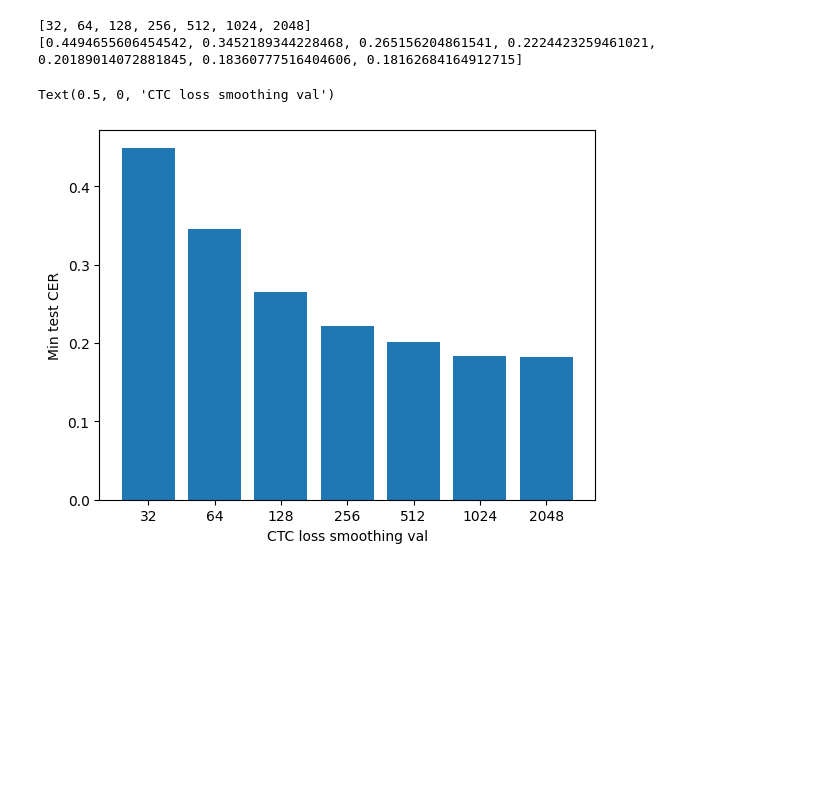
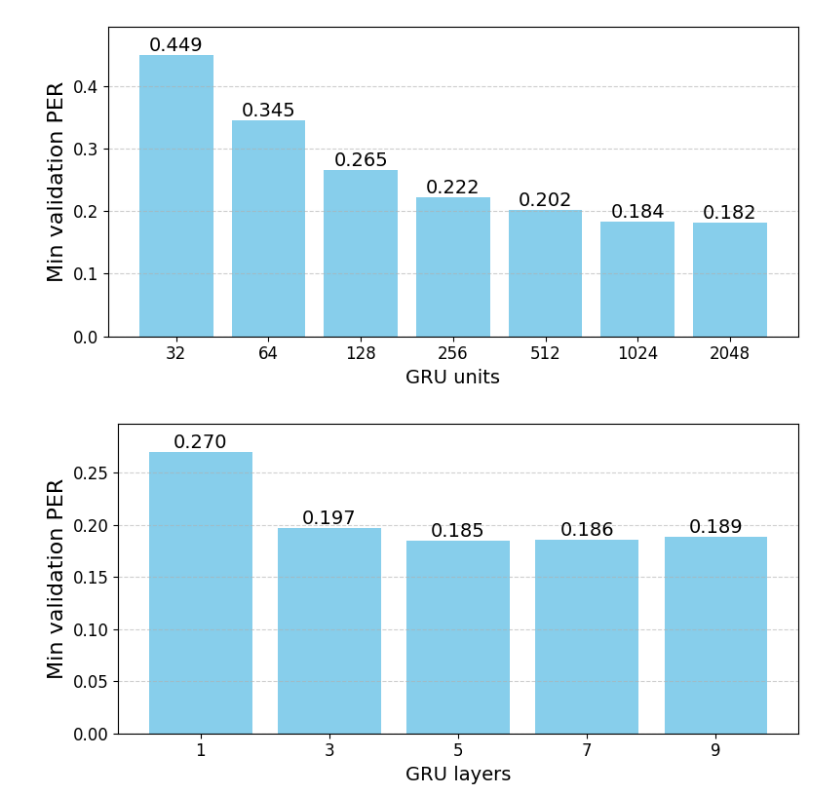
Before and after one commit to katheryn-zhou/neural_seq_decoder_project, a Jupyter notebook: notebooks/katheryn_compare_runs.ipynb, the cells around one changed output. Saved outputs shown, nothing was run; the diff lists cells and outputs as text; code cells hidden in the pictures; blank space fills up the shorter version.

Commit message:
update katheryn_compare_runs.ipynb to generate figures

```diff
--- a/notebooks/katheryn_compare_runs.ipynb
+++ b/notebooks/katheryn_compare_runs.ipynb
@@ -68,0 +110,32 @@ Text(0.5, 0, 'CTC loss smoothing val')
+# %%
+def CER_barplot(curr_dict, xlabel, remove_last_val=False):
+    plt.figure(figsize=(8,4))
+    if remove_last_val:
+        bars = plt.bar(x=[str(e) for e in curr_dict['vals'][:-1]],
+                    height=curr_dict['testCERs'][:-1], color='skyblue')
+        plt.grid(axis='y', linestyle='--', alpha=0.6)
+    else:
+        bars = plt.bar(x=[str(e) for e in curr_dict['vals']],
+                        height=curr_dict['testCERs'], color='skyblue')
+        plt.grid(axis='y', linestyle='--', alpha=0.6)
+
+    plt.ylabel('Min validation PER', fontsize=16)
+    plt.xlabel(xlabel, fontsize=14)
+    plt.xticks(fontsize=12)
+    plt.yticks(fontsize=12)
+
+    # --- Add text labels above bars ---
+    for bar, value in zip(bars, curr_dict['testCERs']):
+        height = bar.get_height()
+        plt.text(
+            bar.get_x() + bar.get_width() / 2,   # x position (middle of bar)
+            height,                              # y position (top of bar)
+            f"{value:.3f}",                       # text (format as you like)
+            ha='center', va='bottom',
+            fontsize=14
+        )
+    if remove_last_val:
+        plt.ylim(0.8*min(curr_dict['testCERs'][:-1]), 1.1* max(curr_dict['testCERs'][:-1]))
+    else:
+        plt.ylim(0, 1.1* max(curr_dict['testCERs']))
+    plt.tight_layout()
@@ -69,12 +148,8 @@ Text(0.5, 0, 'CTC loss smoothing val')
 # %%
-curr_dict = nUnits_dict
-print(curr_dict['vals'])
-print(curr_dict['testCERs'])
-plt.bar(x=[str(e) for e in curr_dict['vals']], height=curr_dict['testCERs'])
-plt.ylabel('Min test CER')
-plt.xlabel('CTC loss smoothing val')
+CER_barplot(curr_dict=nUnits_dict, xlabel='GRU units')
 # %% [output]
-[32, 64, 128, 256, 512, 1024, 2048]
-[0.4494655606454542, 0.3452189344228468, 0.265156204861541, 0.2224423259461021, 0.20189014072881845, 0.18360777516404606, 0.18162684164912715]
-Text(0.5, 0, 'CTC loss smoothing val')
-[figure, old version]
+[figure, new version]
+# %%
+CER_barplot(curr_dict=nLayers_dict, xlabel='GRU layers')
+# %% [output]
+[figure, added]
```
Also changed, not shown: parts of 11 cells of this notebook.
